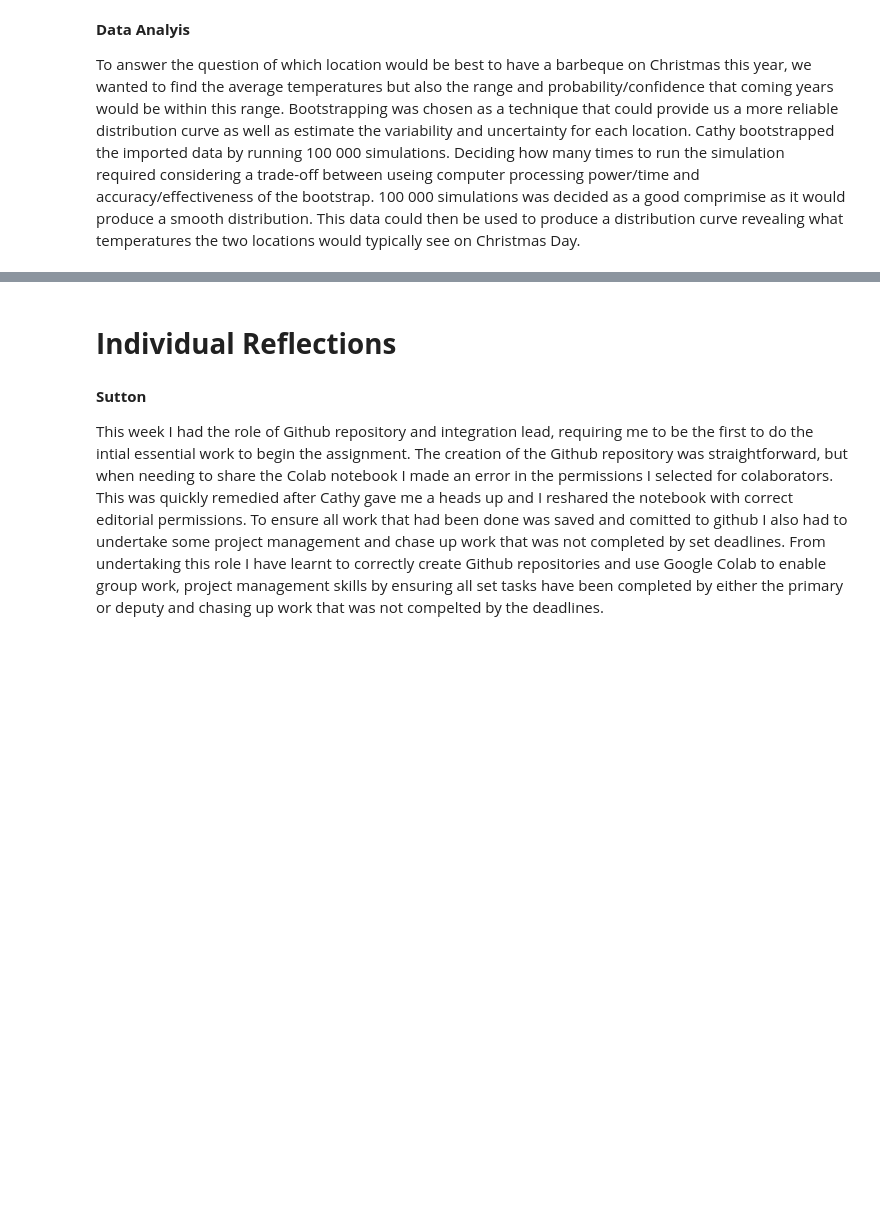
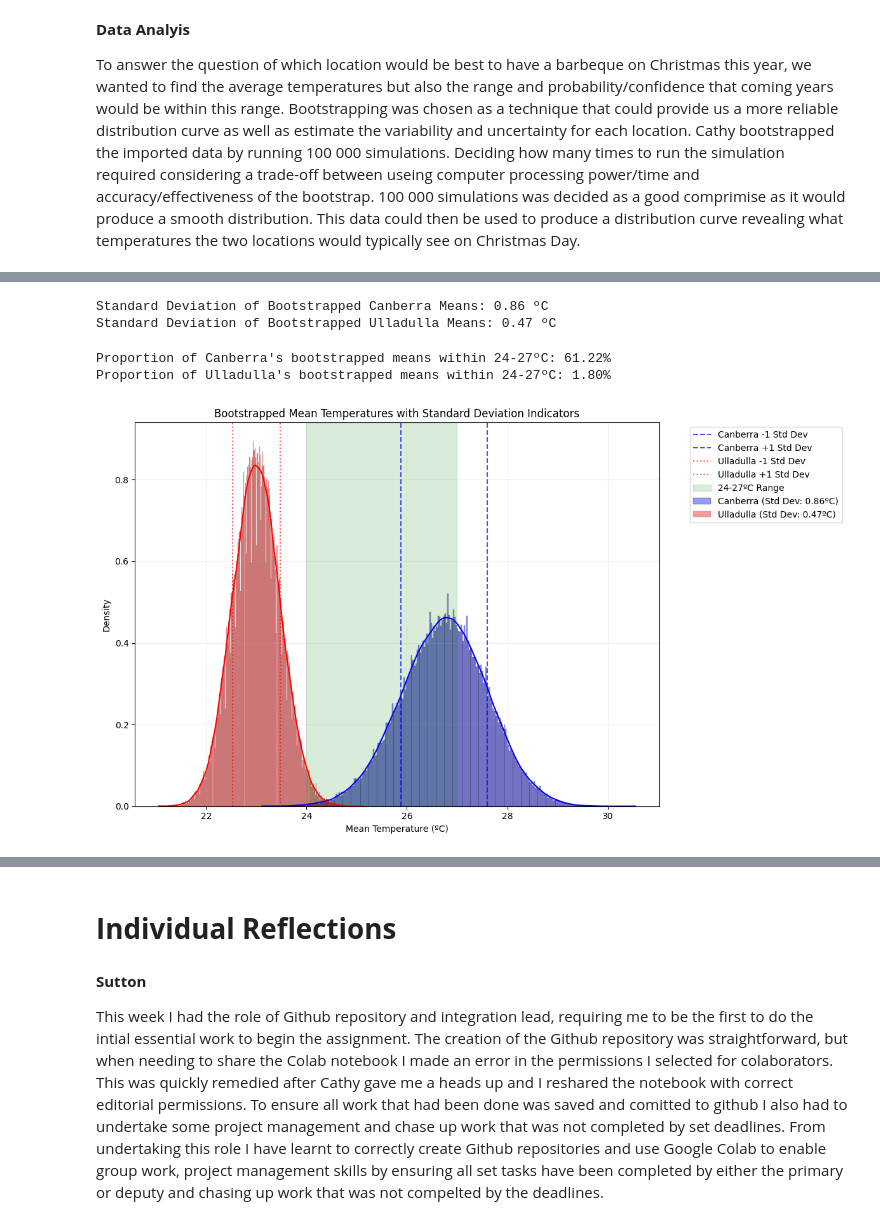
Before and after one commit to LeoFairley123/EMSC2010_W5_Assignment, a Jupyter notebook: EMSC2010_Week5.ipynb, the cells around one changed output, grey strips where cells are left out. Saved outputs shown, nothing was run; the diff lists cells and outputs as text; code cells hidden in the pictures; blank space fills up the shorter version.

```diff
--- a/EMSC2010_Week5.ipynb
+++ b/EMSC2010_Week5.ipynb
@@ -147,3 +147,65 @@ plt.show() # Show the generated plot.
+# %%
+import numpy as np
+std_canberra = np.std(bar_Canberra_cleaned)
+std_ulladulla = np.std(bar_Ulladulla_cleaned)
+print(f"Standard Deviation of Bootstrapped Canberra Means: {std_canberra:.2f} ºC")
+print(f"Standard Deviation of Bootstrapped Ulladulla Means: {std_ulladulla:.2f} ºC")
+# %% [output]
+Standard Deviation of Bootstrapped Canberra Means: 0.86 ºC
+Standard Deviation of Bootstrapped Ulladulla Means: 0.47 ºC
+# %%
+import numpy as np
+# Define the temperature range for the confidence interval
+lower_bound = 24
+upper_bound = 27
+
+# Calculate the proportion of Canberra's bootstrapped means within the range
+canberra_in_range = ((bar_Canberra_cleaned >= lower_bound) & (bar_Canberra_cleaned <= upper_bound)).mean()
+print(f"Proportion of Canberra's bootstrapped means within {lower_bound}-{upper_bound}ºC: {canberra_in_range:.2%}")
+
+# Calculate the proportion of Ulladulla's bootstrapped means within the range
+ulladulla_in_range = ((bar_Ulladulla_cleaned >= lower_bound) & (bar_Ulladulla_cleaned <= upper_bound)).mean()
+print(f"Proportion of Ulladulla's bootstrapped means within {lower_bound}-{upper_bound}ºC: {ulladulla_in_range:.2%}")
+# %% [output]
+Proportion of Canberra's bootstrapped means within 24-27ºC: 61.22%
+Proportion of Ulladulla's bootstrapped means within 24-27ºC: 1.80%
+# %%
+import matplotlib.pyplot as plt
+import seaborn as sns
+import numpy as np
+
+# Re-plot the distributions with the specified confidence interval and standard deviations highlighted
+plt.figure(figsize=(12, 7))
+
+num_bins = int(np.sqrt(100000))
+
+# Calculate means for plotting vertical lines
+mean_canberra = np.mean(bar_Canberra_cleaned)
+mean_ulladulla = np.mean(bar_Ulladulla_cleaned)
+
+# Plot histograms
+sns.histplot(bar_Canberra_cleaned, color='blue', label=f'Canberra (Std Dev: {std_canberra:.2f}ºC)', kde=True, stat='density', alpha=0.4, bins=num_bins)
+sns.histplot(bar_Ulladulla_cleaned, color='red', label=f'Ulladulla (Std Dev: {std_ulladulla:.2f}ºC)', kde=True, stat='density', alpha=0.4, bins=num_bins)
+
+# Plot lines for Standard Deviation (Mean +/- 1 Std Dev)
+plt.axvline(mean_canberra - std_canberra, color='blue', linestyle='--', alpha=0.7, label='Canberra -1 Std Dev')
+plt.axvline(mean_canberra + std_canberra, color='blue', linestyle='--', alpha=0.7, label='Canberra +1 Std Dev')
+
+plt.axvline(mean_ulladulla - std_ulladulla, color='red', linestyle=':', alpha=0.7, label='Ulladulla -1 Std Dev')
+plt.axvline(mean_ulladulla + std_ulladulla, color='red', linestyle=':', alpha=0.7, label='Ulladulla +1 Std Dev')
+
+# Highlight the 24-27 degree Celsius range
+plt.axvspan(lower_bound, upper_bound, color='green', alpha=0.15, label=f'{lower_bound}-{upper_bound}ºC Range')
+
+plt.title('Bootstrapped Mean Temperatures with Standard Deviation Indicators')
+plt.xlabel('Mean Temperature (ºC)')
+plt.ylabel('Density')
+plt.legend(bbox_to_anchor=(1.05, 1), loc='upper left')
+plt.grid(True, which='both', linestyle='-', alpha=0.2)
+plt.tight_layout()
+plt.show()
+# %% [output]
+[figure, added]
 # %% [markdown]
 **Interpretation**
 
```
Also changed, not shown: parts of 9 cells of this notebook.
